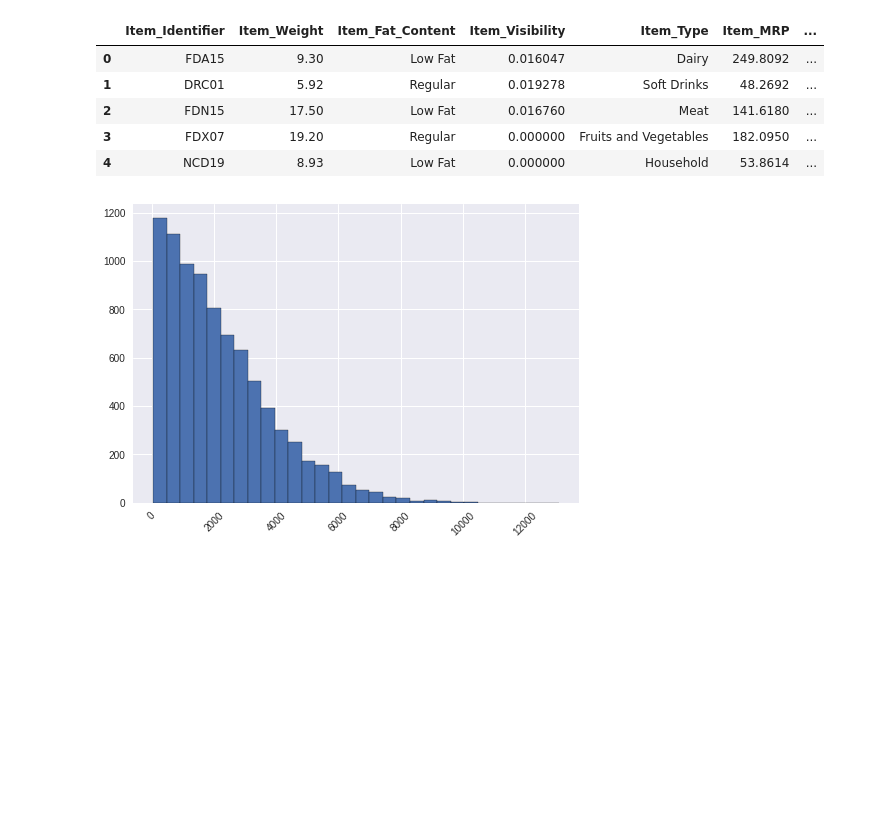
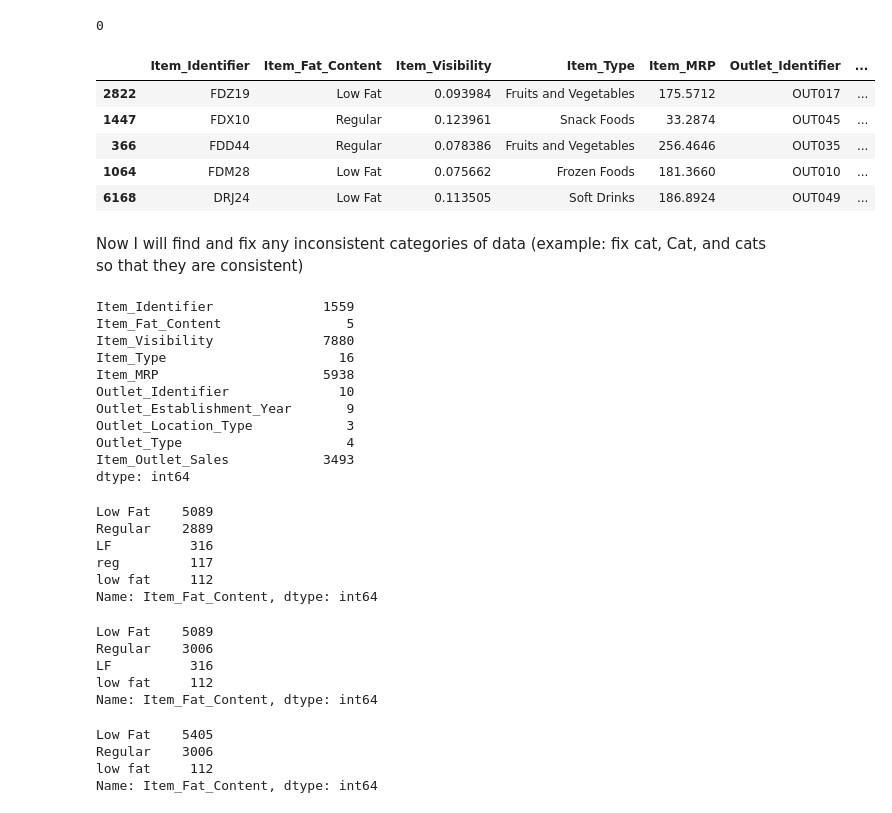
Before and after one commit to applesyeda/sales-predictions, a Jupyter notebook: Project_1_Part_3_(Core).ipynb, the cells around one changed output. Saved outputs shown, nothing was run; the diff lists cells and outputs as text; code cells hidden in the pictures; blank space fills up the shorter version.

```diff
--- a/Project_1_Part_3_(Core).ipynb
+++ b/Project_1_Part_3_(Core).ipynb
@@ -16,0 +71,5 @@ import numpy as np
+# %%
+#Dropping the Item Weight column
+df.drop(columns="Item_Weight", inplace=True)
+#Dropping the Outlet Size column
+df.drop(columns="Outlet_Size", inplace=True)
@@ -17,16 +90,57 @@ import numpy as np
+# %%
+df.duplicated().sum()
+# %% [output]
+0
+# %%
+#Checking the data
+df.sample(5)
+# %% [output]
+|  | Item_Identifier | Item_Fat_Content | Item_Visibility | Item_Type | Item_MRP | Outlet_Identifier | ... |
+| 2822 | FDZ19 | Low Fat | 0.093984 | Fruits and Vegetables | 175.5712 | OUT017 | ... |
+| 1447 | FDX10 | Regular | 0.123961 | Snack Foods | 33.2874 | OUT045 | ... |
+| 366 | FDD44 | Regular | 0.078386 | Fruits and Vegetables | 256.4646 | OUT035 | ... |
+| 1064 | FDM28 | Low Fat | 0.075662 | Frozen Foods | 181.3660 | OUT010 | ... |
+| 6168 | DRJ24 | Low Fat | 0.113505 | Soft Drinks | 186.8924 | OUT049 | ... |
+# %% [markdown]
+Now I will find and fix any inconsistent categories of data (example: fix cat, Cat, and cats so that they are consistent)
 # %%
-df.head()
+df.nunique()
 # %% [output]
-|  | Item_Identifier | Item_Weight | Item_Fat_Content | Item_Visibility | Item_Type | Item_MRP | ... |
-| 0 | FDA15 | 9.30 | Low Fat | 0.016047 | Dairy | 249.8092 | ... |
-| 1 | DRC01 | 5.92 | Regular | 0.019278 | Soft Drinks | 48.2692 | ... |
-| 2 | FDN15 | 17.50 | Low Fat | 0.016760 | Meat | 141.6180 | ... |
-| 3 | FDX07 | 19.20 | Regular | 0.000000 | Fruits and Vegetables | 182.0950 | ... |
-| 4 | NCD19 | 8.93 | Low Fat | 0.000000 | Household | 53.8614 | ... |
+Item_Identifier              1559
+Item_Fat_Content                5
+Item_Visibility              7880
+Item_Type                      16
+Item_MRP                     5938
+Outlet_Identifier              10
+Outlet_Establishment_Year       9
+Outlet_Location_Type            3
+Outlet_Type                     4
+Item_Outlet_Sales            3493
+dtype: int64
-# %%
-plt.style.use('seaborn')
-df['Item_Outlet_Sales'].hist(bins = 30, edgecolor='black')
-plt.xticks(rotation = 45)
-plt.ticklabel_format(useOffset=False, style='plain')
-# %% [output]
-[figure, removed]
+# %%
+df['Item_Fat_Content'].value_counts()
+# %% [output]
+Low Fat    5089
+Regular    2889
+LF          316
+reg         117
+low fat     112
+Name: Item_Fat_Content, dtype: int64
+# %%
+# Standardize the values in the Item_Fat_Content column
+df['Item_Fat_Content'] = df['Item_Fat_Content'].replace('reg', 'Regular')
+df['Item_Fat_Content'].value_counts()
+# %% [output]
+Low Fat    5089
+Regular    3006
+LF          316
+low fat     112
+Name: Item_Fat_Content, dtype: int64
+# %%
+df['Item_Fat_Content'] = df['Item_Fat_Content'].replace('LF', 'Low Fat')
+df['Item_Fat_Content'].value_counts()
+# %% [output]
+Low Fat    5405
+Regular    3006
+low fat     112
+Name: Item_Fat_Content, dtype: int64
```
Also changed, not shown: parts of 19 cells of this notebook.
